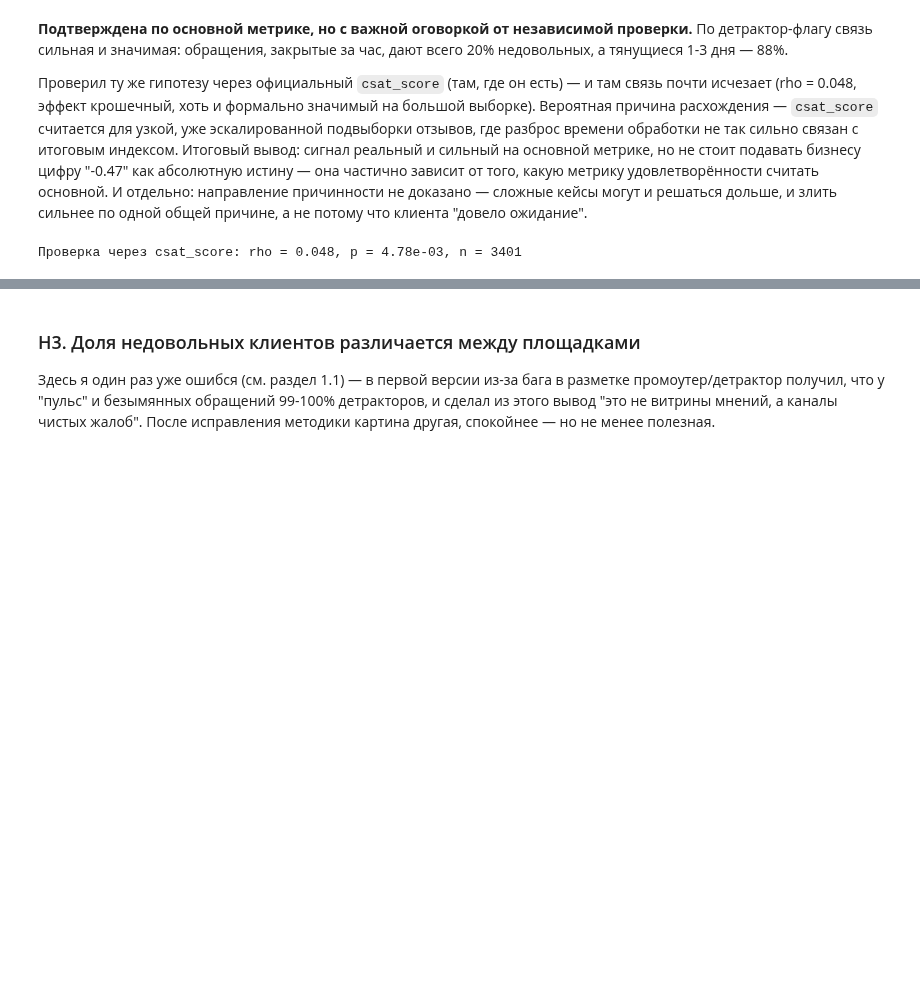
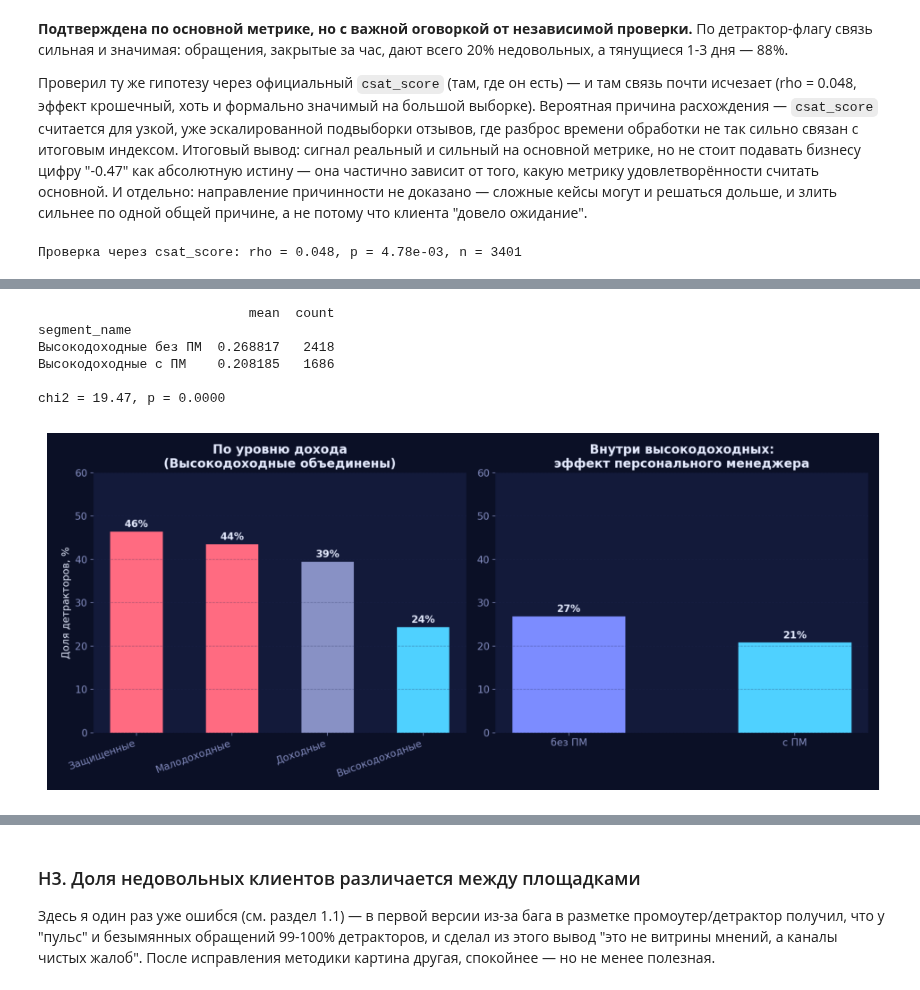
Before and after one commit to kruasanchikk1/tbank-reviews-analysis, a Jupyter notebook: tbank_reviews_analysis.ipynb, the cells around one changed output, grey strips where cells are left out. Drawn from its saved outputs; the diff is of its cells as text; code cells hidden in the pictures; blank space fills up the shorter version.

```diff
--- a/tbank_reviews_analysis.ipynb
+++ b/tbank_reviews_analysis.ipynb
@@ -217,0 +231,20 @@ plt.figure(figsize=(10, 6)); plt.imshow(img); plt.axis('off'); plt.show()
+# %%
+# Второй шаг: эффект ПМ отдельно от дохода — сравниваю только внутри Высокодоходных
+hi = df[df['segment_name'].isin(['Высокодоходные без ПМ', 'Высокодоходные с ПМ'])]
+print(hi.groupby('segment_name', observed=True)['is_detractor'].agg(['mean', 'count']))
+
+table = pd.crosstab(hi['segment_name'], hi['is_detractor'])
+chi2, p, dof, exp = chi2_contingency(table)
+print(f'\nchi2 = {chi2:.2f}, p = {p:.4f}')
+# %% [output]
+                           mean  count
+segment_name
+Высокодоходные без ПМ  0.268817   2418
+Высокодоходные с ПМ    0.208185   1686
+
+chi2 = 19.47, p = 0.0000
+# %%
+img = plt.imread('images/09_segment_satisfaction.png')
+plt.figure(figsize=(12, 6)); plt.imshow(img); plt.axis('off'); plt.show()
+# %% [output]
+[figure, added]
```
Also changed, not shown: parts of 25 cells of this notebook, 3 other files.
